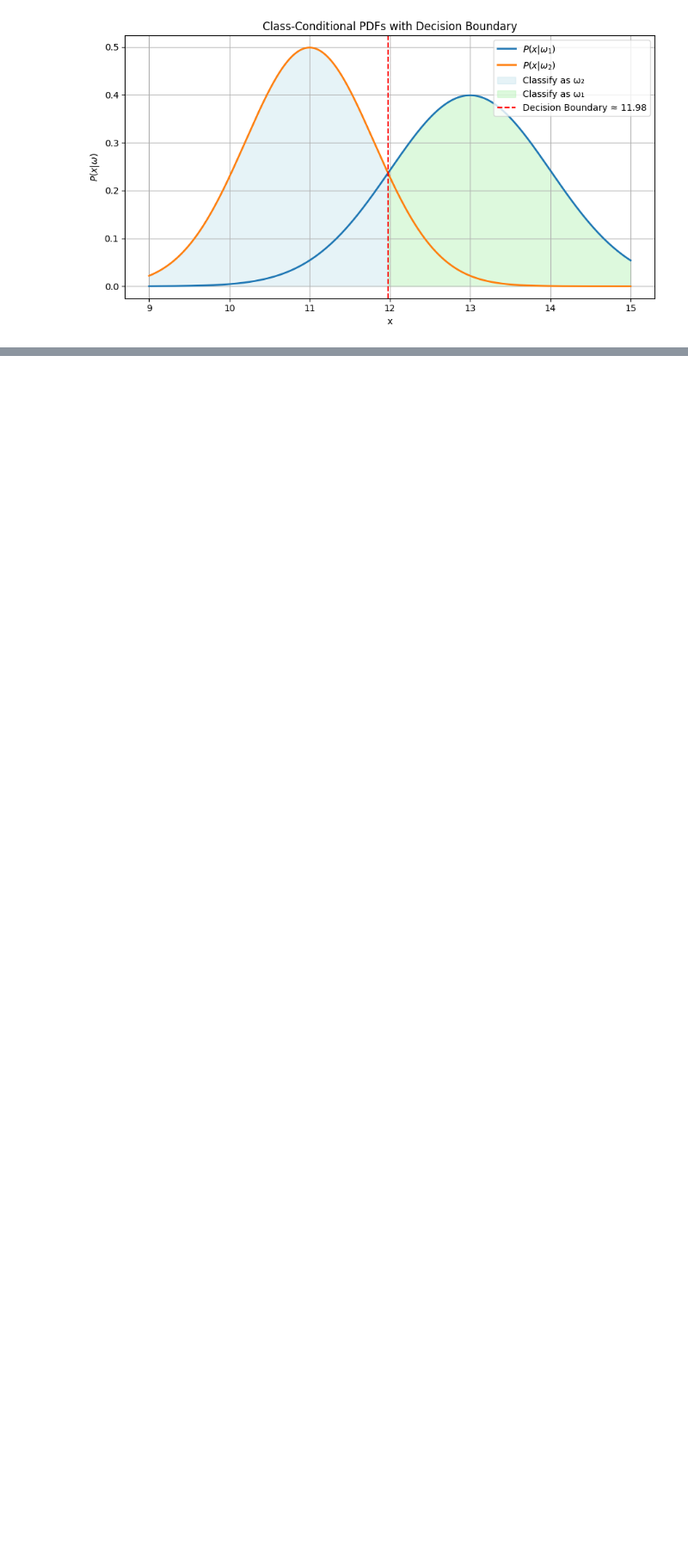
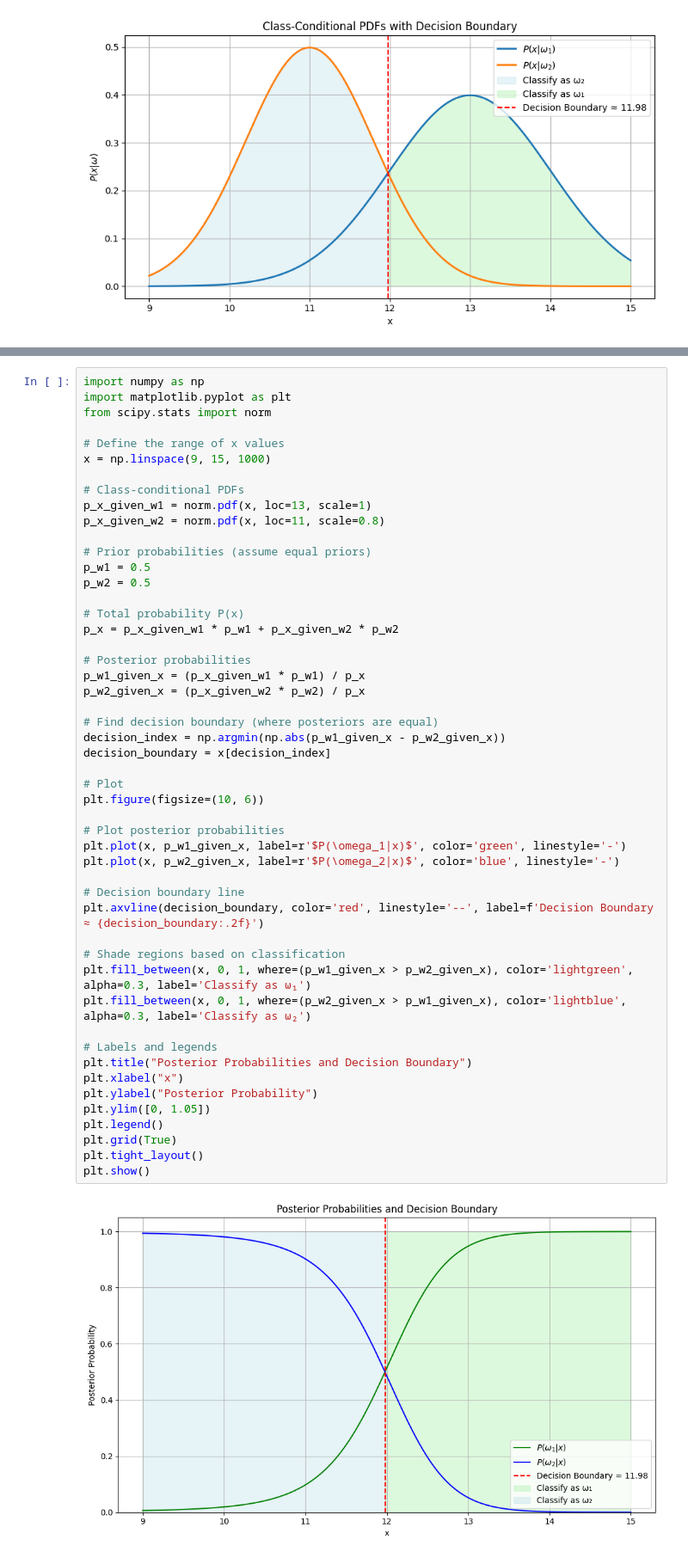
Before and after one commit to santwan/Pattern-Recognition, a Jupyter notebook: Bayesian-Classification.ipynb, the cells around one changed output, grey strips where cells are left out. Shown at 86% size. Saved outputs shown, nothing was run; the diff lists cells and outputs as text; blank space fills up the shorter version.

Commit message:
added  Full Code with Posterior Probabilities + Decision Region + Boundary (assuming equal prior prob

```diff
--- a/Bayesian-Classification.ipynb
+++ b/Bayesian-Classification.ipynb
@@ -73,0 +76,52 @@ plt.show()
+# %%
+import numpy as np
+import matplotlib.pyplot as plt
+from scipy.stats import norm
+
+# Define the range of x values
+x = np.linspace(9, 15, 1000)
+
+# Class-conditional PDFs
+p_x_given_w1 = norm.pdf(x, loc=13, scale=1)
+p_x_given_w2 = norm.pdf(x, loc=11, scale=0.8)
+
+# Prior probabilities (assume equal priors)
+p_w1 = 0.5
+p_w2 = 0.5
+
+# Total probability P(x)
+p_x = p_x_given_w1 * p_w1 + p_x_given_w2 * p_w2
+
+# Posterior probabilities
+p_w1_given_x = (p_x_given_w1 * p_w1) / p_x
+p_w2_given_x = (p_x_given_w2 * p_w2) / p_x
+
+# Find decision boundary (where posteriors are equal)
+decision_index = np.argmin(np.abs(p_w1_given_x - p_w2_given_x))
+decision_boundary = x[decision_index]
+
+# Plot
+plt.figure(figsize=(10, 6))
+
+# Plot posterior probabilities
+plt.plot(x, p_w1_given_x, label=r'$P(\omega_1|x)$', color='green', linestyle='-')
+plt.plot(x, p_w2_given_x, label=r'$P(\omega_2|x)$', color='blue', linestyle='-')
+
+# Decision boundary line
+plt.axvline(decision_boundary, color='red', linestyle='--', label=f'Decision Boundary ≈ {decision_boundary:.2f}')
+
+# Shade regions based on classification
+plt.fill_between(x, 0, 1, where=(p_w1_given_x > p_w2_given_x), color='lightgreen', alpha=0.3, label='Classify as ω₁')
+plt.fill_between(x, 0, 1, where=(p_w2_given_x > p_w1_given_x), color='lightblue', alpha=0.3, label='Classify as ω₂')
+
+# Labels and legends
+plt.title("Posterior Probabilities and Decision Boundary")
+plt.xlabel("x")
+plt.ylabel("Posterior Probability")
+plt.ylim([0, 1.05])
+plt.legend()
+plt.grid(True)
+plt.tight_layout()
+plt.show()
+# %% [output]
+[figure, added]
```
Also changed, not shown: parts of 1 cell of this notebook.
